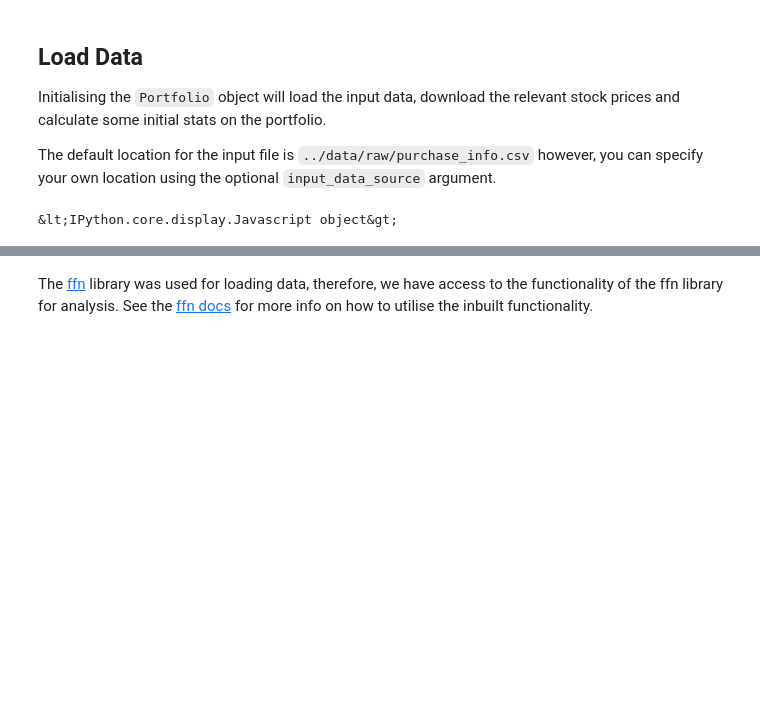
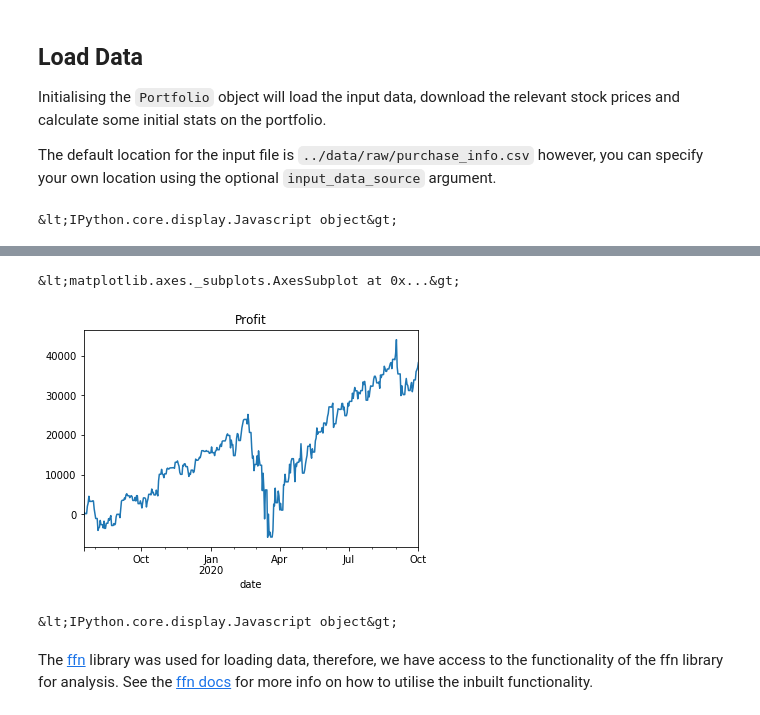
Before and after one commit to julian-west/python_portfolio_tracker, a Jupyter notebook: tutorials/portfolio_analysis.ipynb, the cells around one changed output, grey strips where cells are left out. Cells and saved outputs as stored; diff of their text form; code cells hidden in the pictures; blank space fills up the shorter version.

```diff
--- a/tutorials/portfolio_analysis.ipynb
+++ b/tutorials/portfolio_analysis.ipynb
@@ -50,4 +50,12 @@ plt.show()
 &lt;IPython.core.display.Javascript object&gt;
+# %%
+profit = pf.daily_portfolio_value - pf.cash.cash_flows['external_cashflows']
+plt.title("Profit")
+profit.plot()
+# %% [output]
+&lt;matplotlib.axes._subplots.AxesSubplot at 0x...&gt;
+[figure, added]
+&lt;IPython.core.display.Javascript object&gt;
 # %% [markdown]
 The [ffn](https://pmorissette.github.io/ffn/index.html) library was used for loading data, therefore, we have access to the functionality of the ffn library for analysis. See the [ffn docs](https://pmorissette.github.io/ffn/index.html) for more info on how to utilise the inbuilt functionality.
 # %%
```
Also changed, not shown: parts of 1 cell of this notebook, 2 other files.
